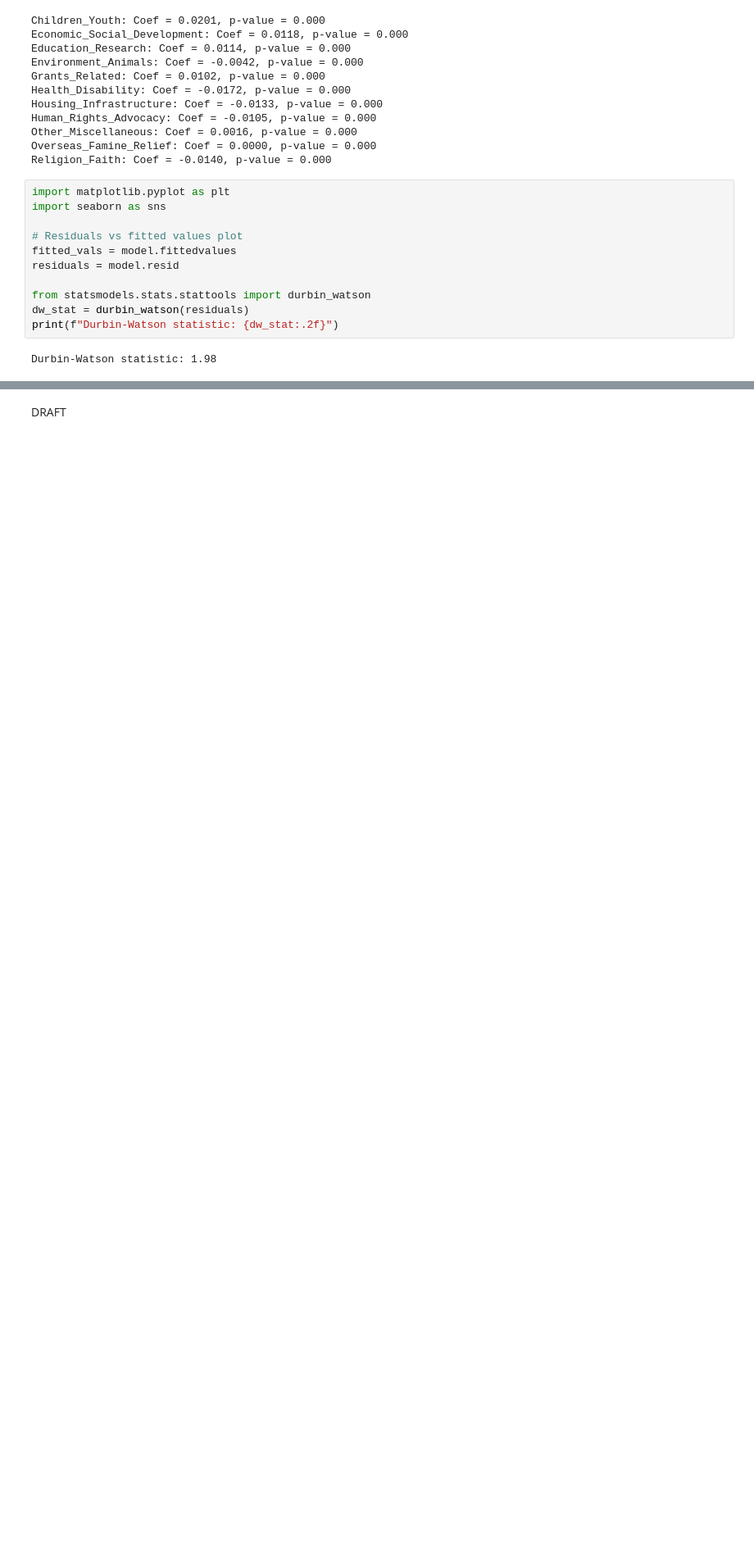
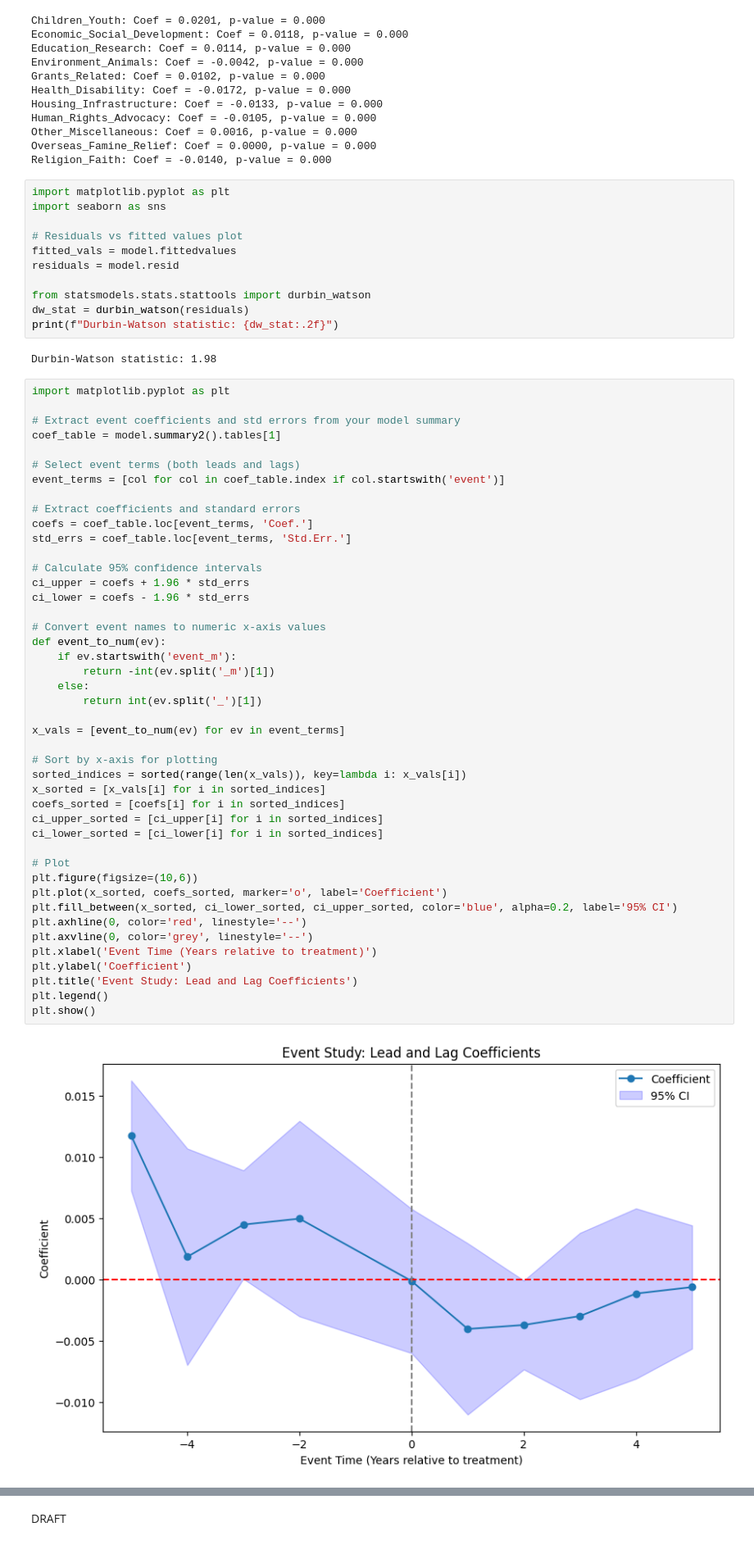
Before and after one commit to crystalyu917/The-Impact-of-Local-Council-Asset-Sales-on-Charity-Survival-in-England, a Jupyter notebook: src/analysis/ladata.ipynb, the cells around one changed output, grey strips where cells are left out. Shown at 82% size. Drawn from its saved outputs; the diff is of its cells as text; blank space fills up the shorter version.

```diff
--- a/src/analysis/ladata.ipynb
+++ b/src/analysis/ladata.ipynb
@@ -520,3 +504,49 @@ dw_stat = durbin_watson(residuals)
 print(f"Durbin-Watson statistic: {dw_stat:.2f}")
 # %% [output]
 Durbin-Watson statistic: 1.98
+# %%
+import matplotlib.pyplot as plt
+
+# Extract event coefficients and std errors from your model summary
+coef_table = model.summary2().tables[1]
+
+# Select event terms (both leads and lags)
+event_terms = [col for col in coef_table.index if col.startswith('event')]
+
+# Extract coefficients and standard errors
+coefs = coef_table.loc[event_terms, 'Coef.']
+std_errs = coef_table.loc[event_terms, 'Std.Err.']
+
+# Calculate 95% confidence intervals
+ci_upper = coefs + 1.96 * std_errs
+ci_lower = coefs - 1.96 * std_errs
+
+# Convert event names to numeric x-axis values
+def event_to_num(ev):
+    if ev.startswith('event_m'):
+        return -int(ev.split('_m')[1])
+    else:
+        return int(ev.split('_')[1])
+
+x_vals = [event_to_num(ev) for ev in event_terms]
+
+# Sort by x-axis for plotting
+sorted_indices = sorted(range(len(x_vals)), key=lambda i: x_vals[i])
+x_sorted = [x_vals[i] for i in sorted_indices]
+coefs_sorted = [coefs[i] for i in sorted_indices]
+ci_upper_sorted = [ci_upper[i] for i in sorted_indices]
+ci_lower_sorted = [ci_lower[i] for i in sorted_indices]
+
+# Plot
+plt.figure(figsize=(10,6))
+plt.plot(x_sorted, coefs_sorted, marker='o', label='Coefficient')
+plt.fill_between(x_sorted, ci_lower_sorted, ci_upper_sorted, color='blue', alpha=0.2, label='95% CI')
+plt.axhline(0, color='red', linestyle='--')
+plt.axvline(0, color='grey', linestyle='--')
+plt.xlabel('Event Time (Years relative to treatment)')
+plt.ylabel('Coefficient')
+plt.title('Event Study: Lead and Lag Coefficients')
+plt.legend()
+plt.show()
+# %% [output]
+[figure, added]
```
Also changed, not shown: parts of 2 cells of this notebook.
